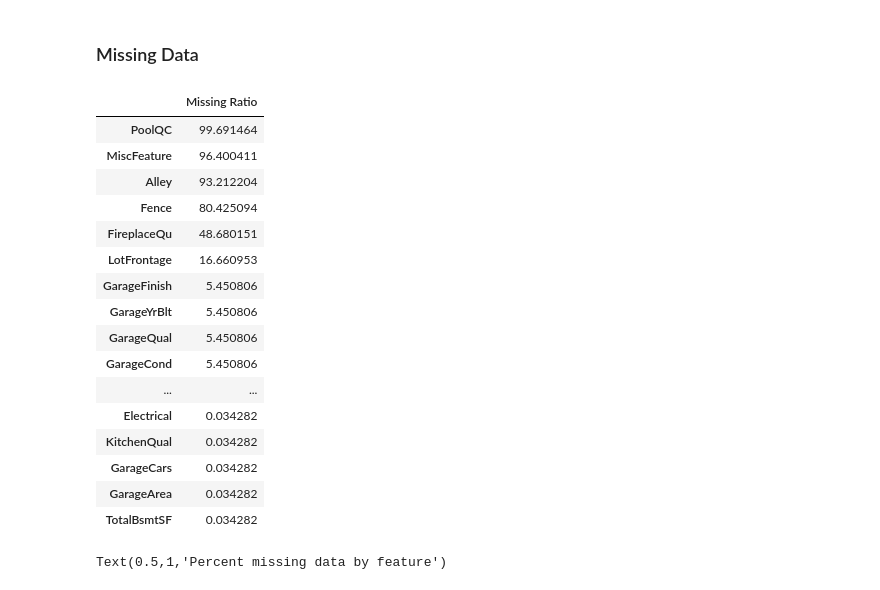
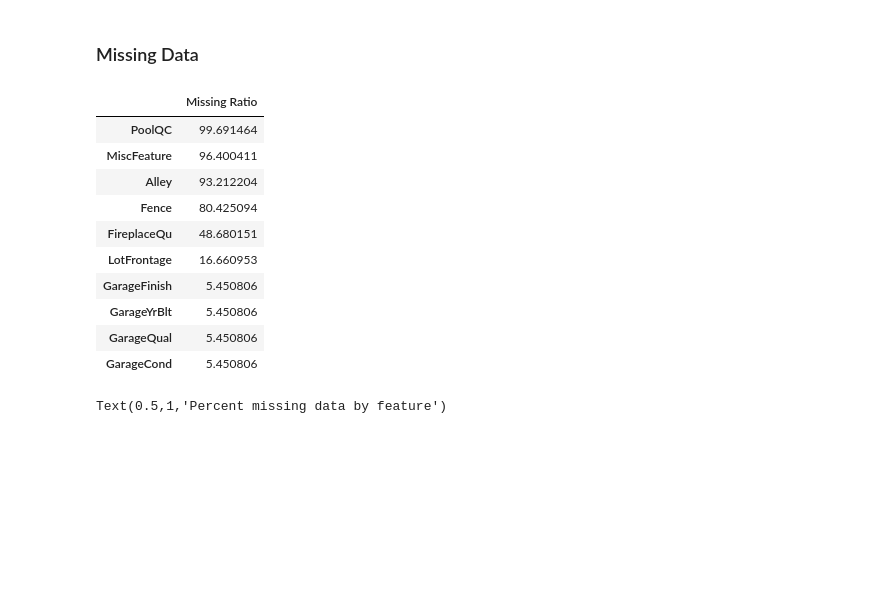
Before and after one commit to wh228/House_price_predicting, a Jupyter notebook: EDA_model_submission.ipynb, the cells around one changed output. Saved outputs shown, nothing was run; the diff lists cells and outputs as text; code cells hidden in the pictures; blank space fills up the shorter version.

```diff
--- a/EDA_model_submission.ipynb
+++ b/EDA_model_submission.ipynb
@@ -94,26 +94,20 @@ print(all_data.shape)
 # %%
 all_data_na = (all_data.isnull().sum() / len(all_data)) * 100
 all_data_na = all_data_na.drop(all_data_na[all_data_na == 0].index).sort_values(ascending=False)
 missing_data = pd.DataFrame({'Missing Ratio' :all_data_na})
-missing_data.head(50)
+missing_data.head(10)
 # %% [output]
 |  | Missing Ratio |
 | PoolQC | 99.691464 |
 | MiscFeature | 96.400411 |
 | Alley | 93.212204 |
 | Fence | 80.425094 |
 | FireplaceQu | 48.680151 |
 | LotFrontage | 16.660953 |
 | GarageFinish | 5.450806 |
 | GarageYrBlt | 5.450806 |
 | GarageQual | 5.450806 |
 | GarageCond | 5.450806 |
-| ... | ... |
-| Electrical | 0.034282 |
-| KitchenQual | 0.034282 |
-| GarageCars | 0.034282 |
-| GarageArea | 0.034282 |
-| TotalBsmtSF | 0.034282 |
 # %%
 f, ax = plt.subplots(figsize=(15, 12))
 plt.xticks(rotation='90')
```
Also changed, not shown: parts of 19 cells of this notebook, 6 other files.
